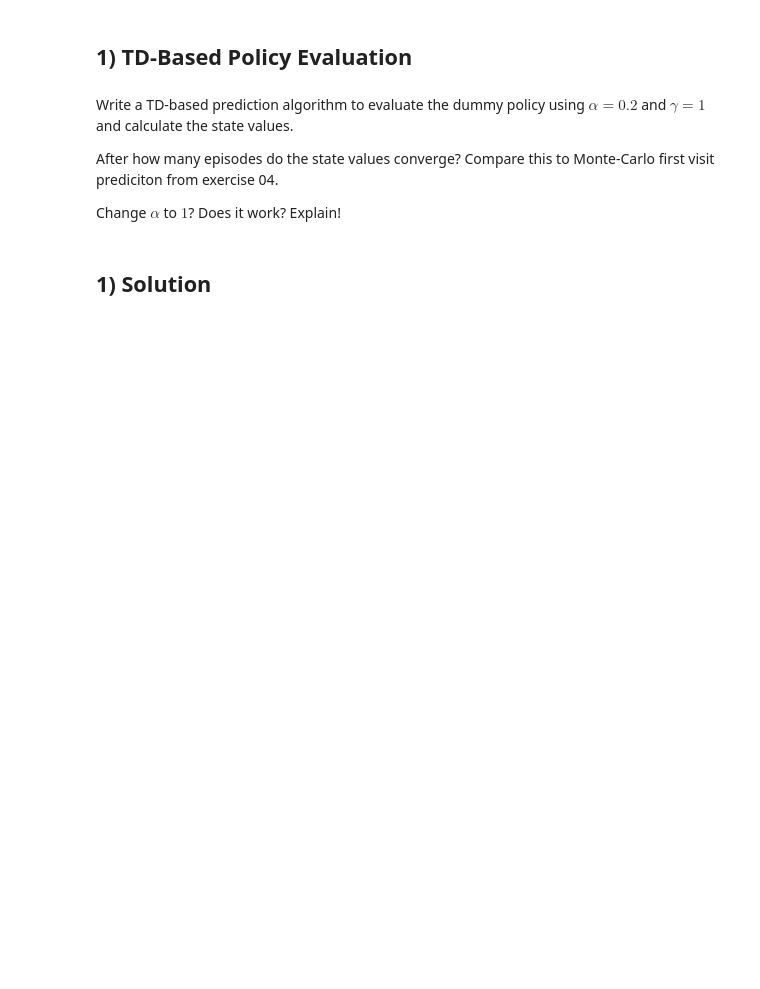
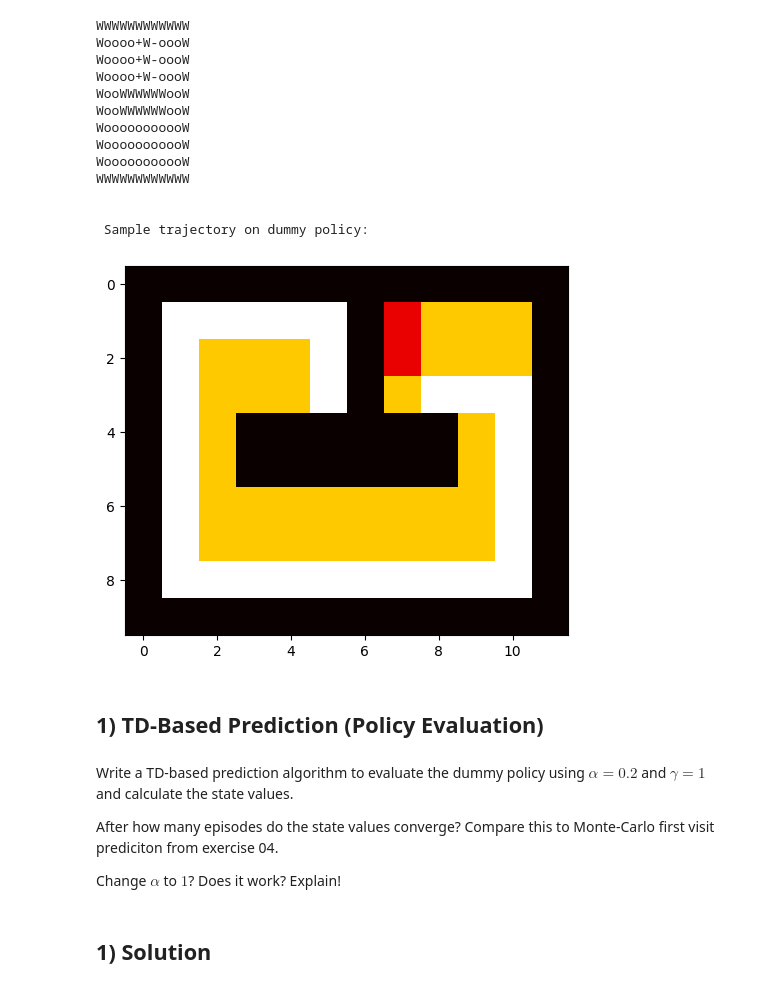
Before and after one commit to upb-lea/reinforcement_learning_course_materials, a Jupyter notebook: exercises/templates/ex05/TD0_Methods.ipynb, the cells around one changed output. Saved outputs shown, nothing was run; the diff lists cells and outputs as text; code cells hidden in the pictures; blank space fills up the shorter version.

```diff
--- a/exercises/templates/ex05/TD0_Methods.ipynb
+++ b/exercises/templates/ex05/TD0_Methods.ipynb
@@ -54,41 +43,39 @@ def build_rect_course(course_dim, inner_wall_dim):
 # %%
-course = build_rect_course(_course_dim, _inner_wall_dim)
-track = RaceTrackEnv(course)
-dummy_slow_pi = np.ones([track.bounds[0], track.bounds[1], 1+2*track.MAX_VELOCITY, 1+2*track.MAX_VELOCITY]) * 4
-
-dummy_slow_pi[:track.bounds[0]//2, :, 0 , 0] = 5 # turn right
-dummy_slow_pi[:track.bounds[0]//2, -2:, 0 , :] = 6 # turn down left
-dummy_slow_pi[-2:, track.bounds[1]//2:, : , 0] = 0 # turn up left
-dummy_slow_pi[track.bounds[0]//2:, :2, 0, :] = 2 # turn up right
-dummy_slow_pi[:2, 0:track.bounds[1]//2, :, 0] = 8 # turn down right
-
-
-pi = dummy_slow_pi
-
-y_size, x_size = track.bounds
-
 # Run learned policy on test case
 pos_map = np.zeros((y_size, x_size))
-p, v = track.reset()
+state = track.reset()
 for k in range(2000):
-    s_y, s_x = p[0], p[1]
-    s_vy, s_vx = v[0], v[1]
-    pos_map[s_y, s_x] += 1  # exploration map
-    act = track.action_to_tuple(pi[s_y, s_x, s_vy, s_vx])
-    (p, v), rew, terminated, truncated, _ = track.step(act)
-    if truncated: p, v = track.reset()
+    pos_map[state[0], state[1]] += 1  # exploration map
+    act = track.action_to_tuple(pi[state])
+    state, reward, terminated, truncated, _ = track.step(act)
+    if truncated: state = track.reset()
     if terminated: break
 
 for row in course:
     print(row)
 
 print('\n \n Sample trajectory on dummy policy:')
 pos_map = (pos_map > 0).astype(np.float32)
 pos_map +=  track.course  # overlay track course
 plt.imshow(pos_map, cmap='hot', interpolation='nearest')
 plt.show()
+# %% [output]
+WWWWWWWWWWWW
+Woooo+W-oooW
+Woooo+W-oooW
+Woooo+W-oooW
+WooWWWWWWooW
+WooWWWWWWooW
+WooooooooooW
+WooooooooooW
+WooooooooooW
+WWWWWWWWWWWW
+
+
+ Sample trajectory on dummy policy:
+[figure, added]
 # %% [markdown]
-## 1) TD-Based Policy Evaluation
+## 1) TD-Based Prediction (Policy Evaluation)
 # %% [markdown]
 Write a TD-based prediction algorithm to evaluate the dummy policy using $\alpha = 0.2$ and $\gamma = 1$ and calculate the state values.
 
```
Also changed, not shown: parts of 32 cells of this notebook, 1 other file.
